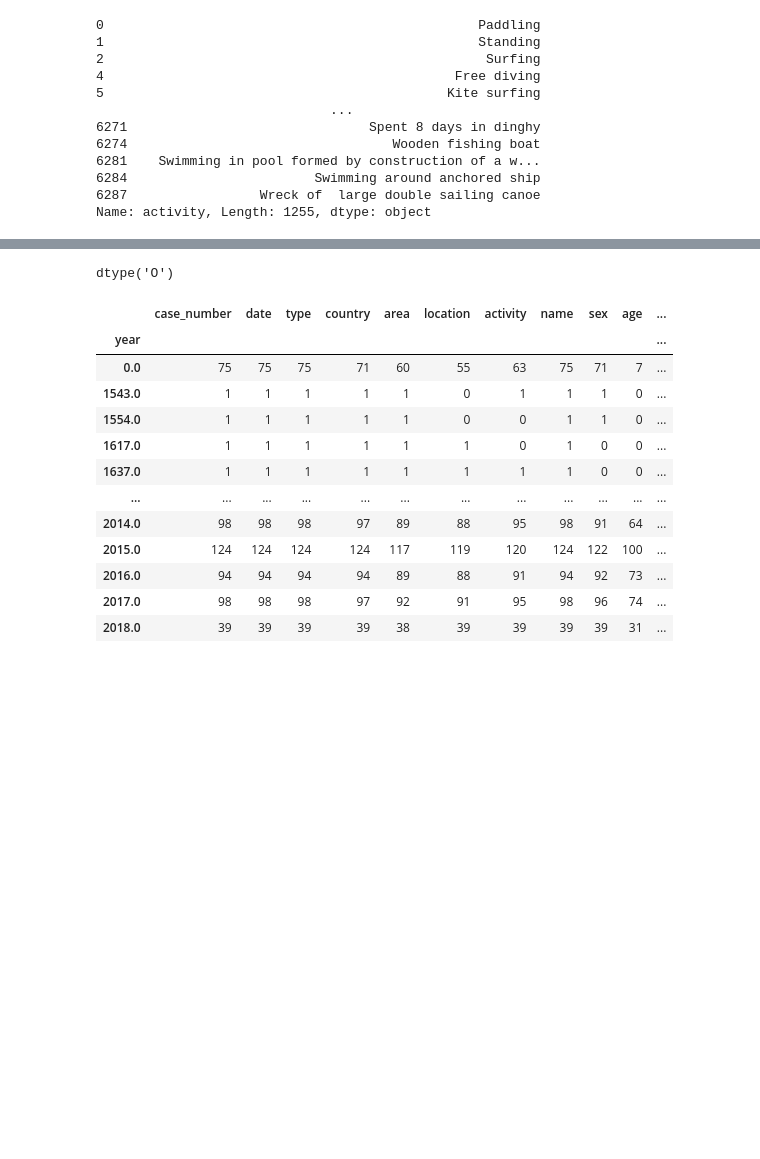
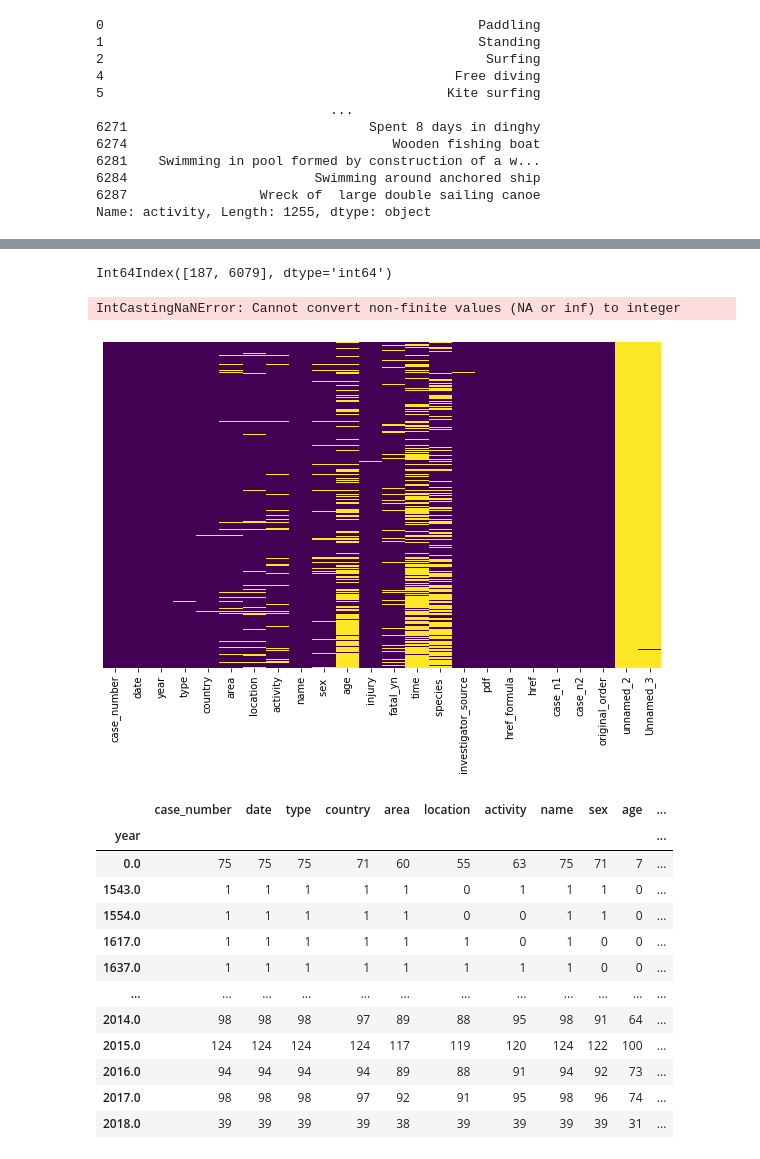
Before and after one commit to luciaahab/jaws_attack, a Jupyter notebook: Shark_attack.ipynb, the cells around one changed output, grey strips where cells are left out. Saved outputs shown, nothing was run; the diff lists cells and outputs as text; code cells hidden in the pictures; blank space fills up the shorter version.

```diff
--- a/Shark_attack.ipynb
+++ b/Shark_attack.ipynb
@@ -271 +272,6 @@ df.case_number.replace('[a-zA-Z]',' ', regex=True, inplace = True) #quitar letra
 #df.case_number=pd.to_datetime(df.case_number, format='%y-%m-%d')
+# %%
+df.date.replace(['Jan', 'Feb', 'Mar', 'Abr', 'May', 'Jun', 'Jul', 'Ago', 'Sep', 'Oct', 'Nov', 'Dec'],['01','02','03','04','05','06','07','08','09','10','11','12'],regex=True,inplace=True)
+#df.date=pd.to_datetime(df.case_number, format='%y-%m-%d')
+
+df.date.dtype
@@ -271,0 +312,5 @@ df.case_number.replace('[a-zA-Z]',' ', regex=True, inplace = True) #quitar letra
+# %%
+index_year = data[data['year'].isna()].index    #Dónde están los nulos
+index_year
+# %% [output]
+Int64Index([187, 6079], dtype='int64')
@@ -272,5 +319,2 @@ df.case_number.replace('[a-zA-Z]',' ', regex=True, inplace = True) #quitar letra
 # %%
-data['year'] = data['year'].astype('object')
-data['year'].dtype
+data.loc[[6079], 'year']=1836
-# %% [output]
-dtype('O')
@@ -277,3 +323,18 @@ dtype('O')
+# %%
+df['year'].astype('int')    #una vez que están todos cambiados SE PUEDE MODIFICAR A INT
+# %% [output]
+IntCastingNaNError: Cannot convert non-finite values (NA or inf) to integer
+# %%
+plt.figure(figsize=(10, 6))
+
+sns.heatmap(df.isna(), # mapa de calor.  muestra los nulos
+            yticklabels=False,
+            cmap='viridis',
+            cbar=False)
+
+plt.show();
+# %% [output]
+[figure, added]
 # %%
 df.groupby('year').count()
 # %% [output]
```
Also changed, not shown: parts of 6 cells of this notebook, 1 other file.
